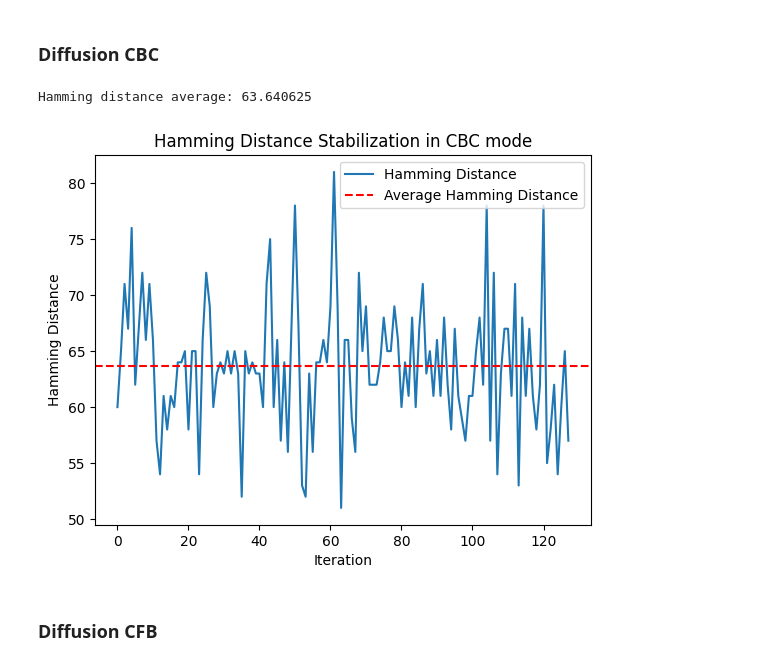
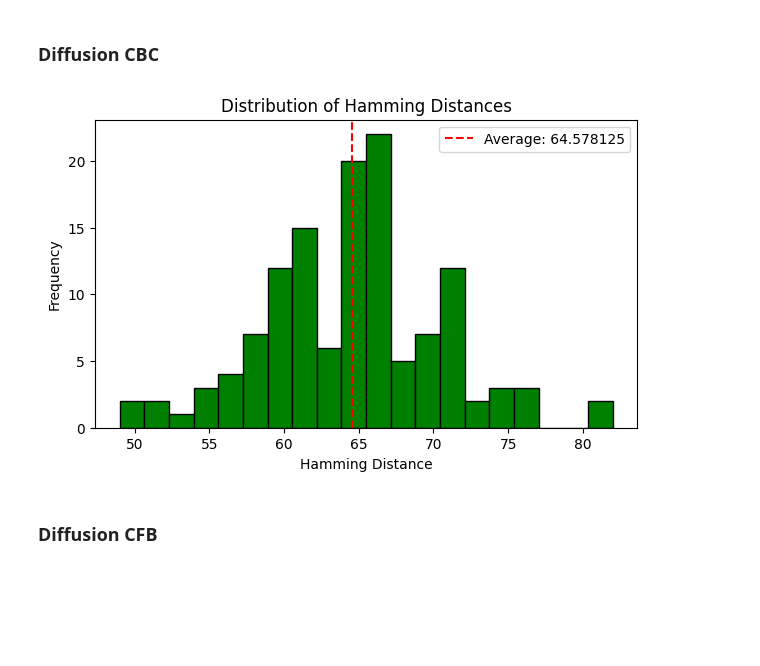
Before and after one commit to Luisbp27/unibo, a Jupyter notebook: EADS/Block Ciphers/EncryptionEagles.ipynb, the cells around one changed output. Drawn from its saved outputs; the diff is of its cells as text; code cells hidden in the pictures; blank space fills up the shorter version.

```diff
--- a/EADS/Block Ciphers/EncryptionEagles.ipynb
+++ b/EADS/Block Ciphers/EncryptionEagles.ipynb
@@ -270,20 +271,19 @@ Hamming distance average: 64.5
 ciphertext_cbc = encrypt_by_mode(plaintext=plaintext, key=key, mode="cbc")
 # %%
 mod_plaintext_cbc = create_modified_plaintexts(iterations, plaintext, "cbc")
-# %%
-hamming_distances, average = n_hamming_distance(iterations, ciphertext_cbc, mod_plaintext_cbc)
-print(f"Hamming distance average: {average}")
-
-plt.plot(hamming_distances, label='Hamming Distance')
-plt.axhline(average, color='r', linestyle='--', label='Average Hamming Distance')
-plt.xlabel('Iteration')
-plt.ylabel('Hamming Distance')
-plt.title('Hamming Distance Stabilization in CBC mode')
-plt.legend(loc='upper right')
-plt.show()
-# %% [output]
-Hamming distance average: 63.640625
-[figure, removed]
+# %%
+hamming_distances, average = n_hamming_distance(iterations, ciphertext_cbc, mod_plaintext_cbc)
+
+fig, ax = plt.subplots(figsize=(7, 4))
+ax.hist(hamming_distances, bins=20, color='green', edgecolor='black')
+ax.set_xlabel('Hamming Distance')
+ax.set_ylabel('Frequency')
+ax.set_title('Distribution of Hamming Distances')
+ax.axvline(average, color='red', linestyle='--', label=f'Average: {average}')
+ax.legend()
+plt.show()
+# %% [output]
+[figure, added]
 # %% [markdown]
 ### Diffusion CFB
 # %%
```
Also changed, not shown: parts of 34 cells of this notebook, 2 other files.
